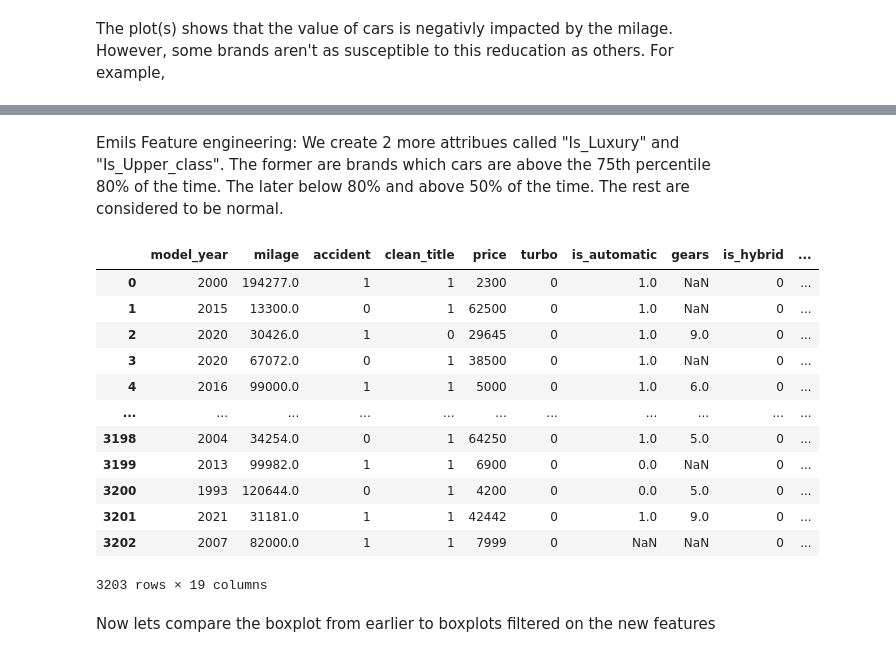
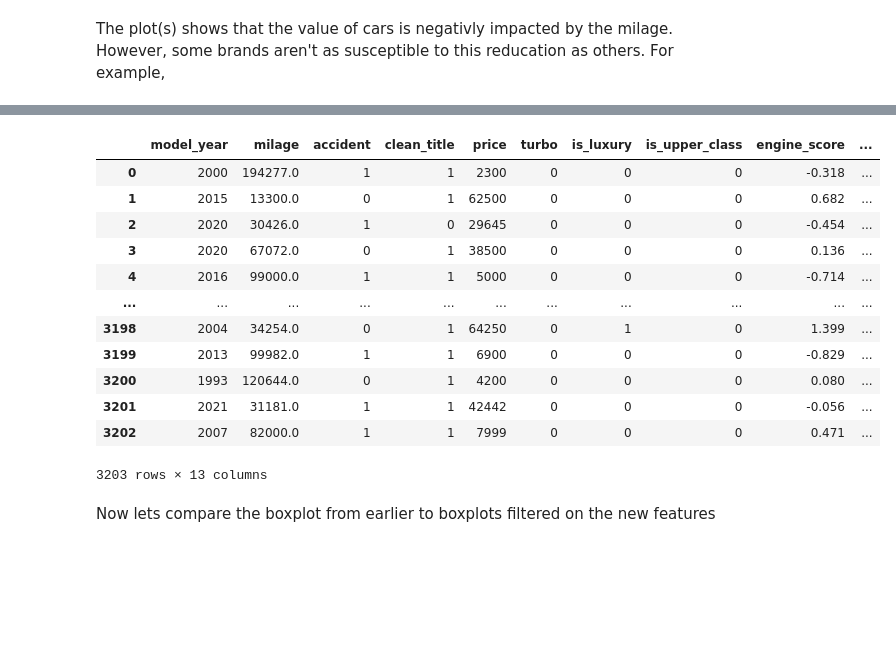
Before and after one commit to Frecherenkel60/RandomForestRangers, a Jupyter notebook: 2_EDA.ipynb, the cells around one changed output, grey strips where cells are left out. Saved outputs shown, nothing was run; the diff lists cells and outputs as text; code cells hidden in the pictures; blank space fills up the shorter version.

```diff
--- a/2_EDA.ipynb
+++ b/2_EDA.ipynb
@@ -409,43 +347,33 @@ Tesla               0.607333
-# %% [markdown]
-Emils Feature engineering: We create 2 more attribues called "Is_Luxury" and "Is_Upper_class". The former are brands which cars are above the 75th percentile 80% of the time. The later below 80% and above 50% of the time. The rest are considered to be normal.
 # %%
-luxury_brands = categories_above_80_percent.index.tolist()
-upper_class_brands = categories_above_50_below_80_percent.index.tolist()
-
-# Add the 'Is_Luxury' column: 1 if the brand is in the luxury list, otherwise 0
-data_split['Is_Luxury'] = np.where(data_split['brand'].isin(luxury_brands), 1, 0)
-data_split['Is_Upper_class'] = np.where(data_split['brand'].isin(upper_class_brands), 1, 0)
-
-
 data_split["age"] = 2024 - data_split["model_year"]
 
 # Define the conditions and corresponding values
 conditions = [
-    data_split["Is_Luxury"] == 1,  # If Is_Luxury is 1
-    data_split["Is_Upper_class"] == 1  # If Is_Upper_class is 1
+    data_split["is_luxury"] == 1,  # If is_luxury is 1
+    data_split["is_upper_class"] == 1  # If is_upper_class is 1
 ]
 
 # Define the corresponding values for each condition
-values = [2, 1]  # 2 for Is_Luxury=1, 1 for Is_Upper_class=1
+values = [2, 1]  # 2 for is_luxury=1, 1 for is_upper_class=1
 
 # Add the 'luxury_type' column based on the conditions
 data_split["luxury_type"] = np.select(conditions, values, default=0)
 
 data_split
 # %% [output]
-|  | model_year | milage | accident | clean_title | price | turbo | is_automatic | gears | is_hybrid | ... |
-| 0 | 2000 | 194277.0 | 1 | 1 | 2300 | 0 | 1.0 | NaN | 0 | ... |
-| 1 | 2015 | 13300.0 | 0 | 1 | 62500 | 0 | 1.0 | NaN | 0 | ... |
-| 2 | 2020 | 30426.0 | 1 | 0 | 29645 | 0 | 1.0 | 9.0 | 0 | ... |
-| 3 | 2020 | 67072.0 | 0 | 1 | 38500 | 0 | 1.0 | NaN | 0 | ... |
-| 4 | 2016 | 99000.0 | 1 | 1 | 5000 | 0 | 1.0 | 6.0 | 0 | ... |
+|  | model_year | milage | accident | clean_title | price | turbo | is_luxury | is_upper_class | engine_score | ... |
+| 0 | 2000 | 194277.0 | 1 | 1 | 2300 | 0 | 0 | 0 | -0.318 | ... |
+| 1 | 2015 | 13300.0 | 0 | 1 | 62500 | 0 | 0 | 0 | 0.682 | ... |
+| 2 | 2020 | 30426.0 | 1 | 0 | 29645 | 0 | 0 | 0 | -0.454 | ... |
+| 3 | 2020 | 67072.0 | 0 | 1 | 38500 | 0 | 0 | 0 | 0.136 | ... |
+| 4 | 2016 | 99000.0 | 1 | 1 | 5000 | 0 | 0 | 0 | -0.714 | ... |
 | ... | ... | ... | ... | ... | ... | ... | ... | ... | ... | ... |
-| 3198 | 2004 | 34254.0 | 0 | 1 | 64250 | 0 | 1.0 | 5.0 | 0 | ... |
-| 3199 | 2013 | 99982.0 | 1 | 1 | 6900 | 0 | 0.0 | NaN | 0 | ... |
-| 3200 | 1993 | 120644.0 | 0 | 1 | 4200 | 0 | 0.0 | 5.0 | 0 | ... |
-| 3201 | 2021 | 31181.0 | 1 | 1 | 42442 | 0 | 1.0 | 9.0 | 0 | ... |
-| 3202 | 2007 | 82000.0 | 1 | 1 | 7999 | 0 | NaN | NaN | 0 | ... |
+| 3198 | 2004 | 34254.0 | 0 | 1 | 64250 | 0 | 1 | 0 | 1.399 | ... |
+| 3199 | 2013 | 99982.0 | 1 | 1 | 6900 | 0 | 0 | 0 | -0.829 | ... |
+| 3200 | 1993 | 120644.0 | 0 | 1 | 4200 | 0 | 0 | 0 | 0.080 | ... |
+| 3201 | 2021 | 31181.0 | 1 | 1 | 42442 | 0 | 0 | 0 | -0.056 | ... |
+| 3202 | 2007 | 82000.0 | 1 | 1 | 7999 | 0 | 0 | 0 | 0.471 | ... |
-3203 rows × 19 columns
+3203 rows × 13 columns
 # %% [markdown]
 Now lets compare the boxplot from earlier to boxplots filtered on the new features
 # %%
```
Also changed, not shown: parts of 12 cells of this notebook, 4 other files.
